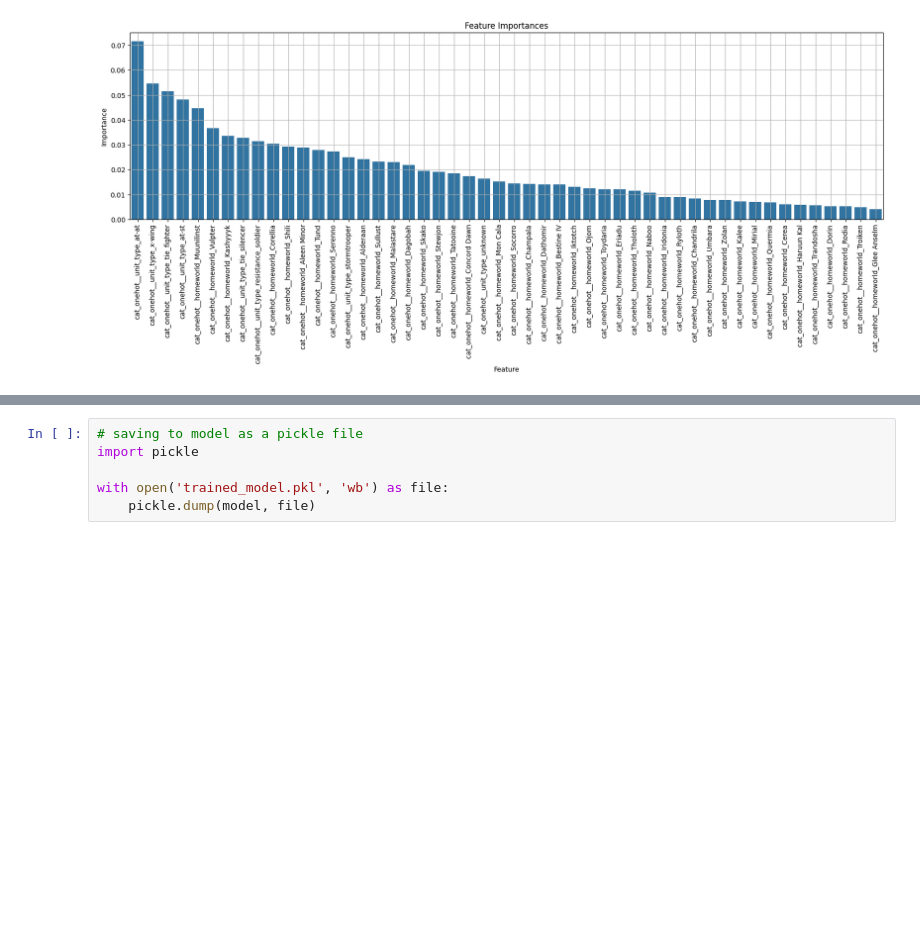
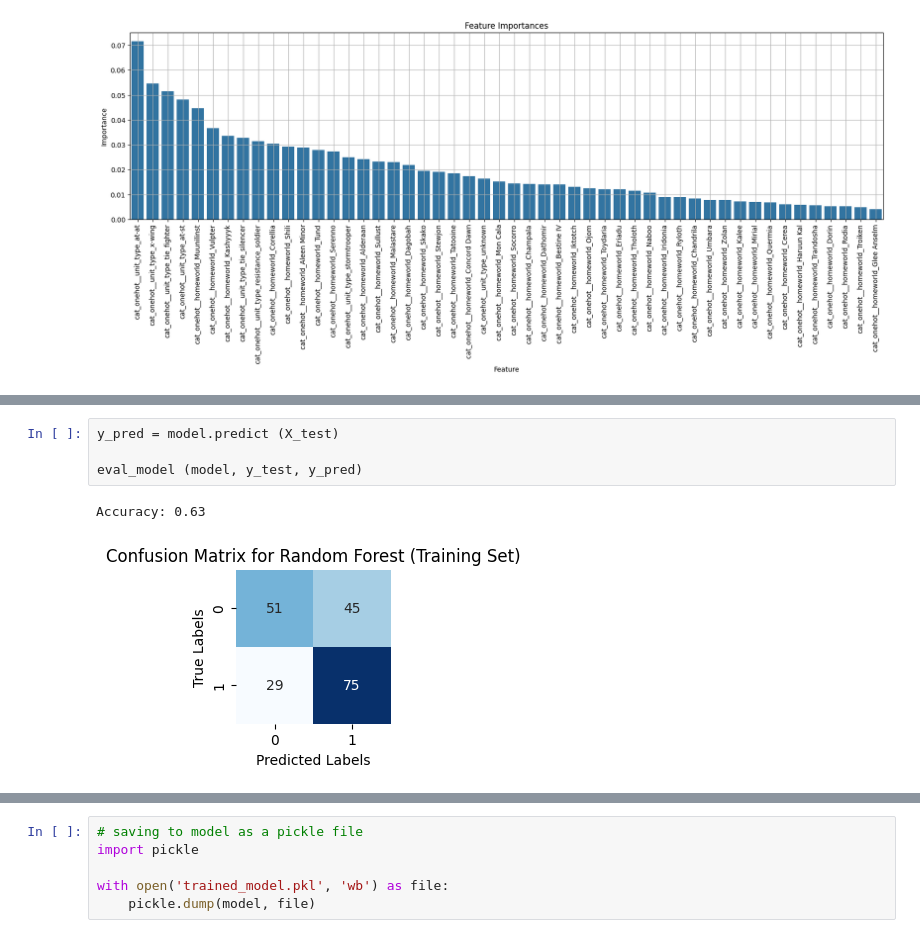
Before and after one commit to KINGTUT10101/EDPGuidedProject3, a Jupyter notebook: pandas_script.ipynb, the cells around one changed output, grey strips where cells are left out. Saved outputs shown, nothing was run; the diff lists cells and outputs as text; blank space fills up the shorter version.

```diff
--- a/pandas_script.ipynb
+++ b/pandas_script.ipynb
@@ -193,0 +245,7 @@ plt.show()
+# %%
+y_pred = model.predict (X_test)
+
+eval_model (model, y_test, y_pred)
+# %% [output]
+Accuracy: 0.63
+[figure, added]
```
Also changed, not shown: parts of 6 cells of this notebook, 1 other file.
